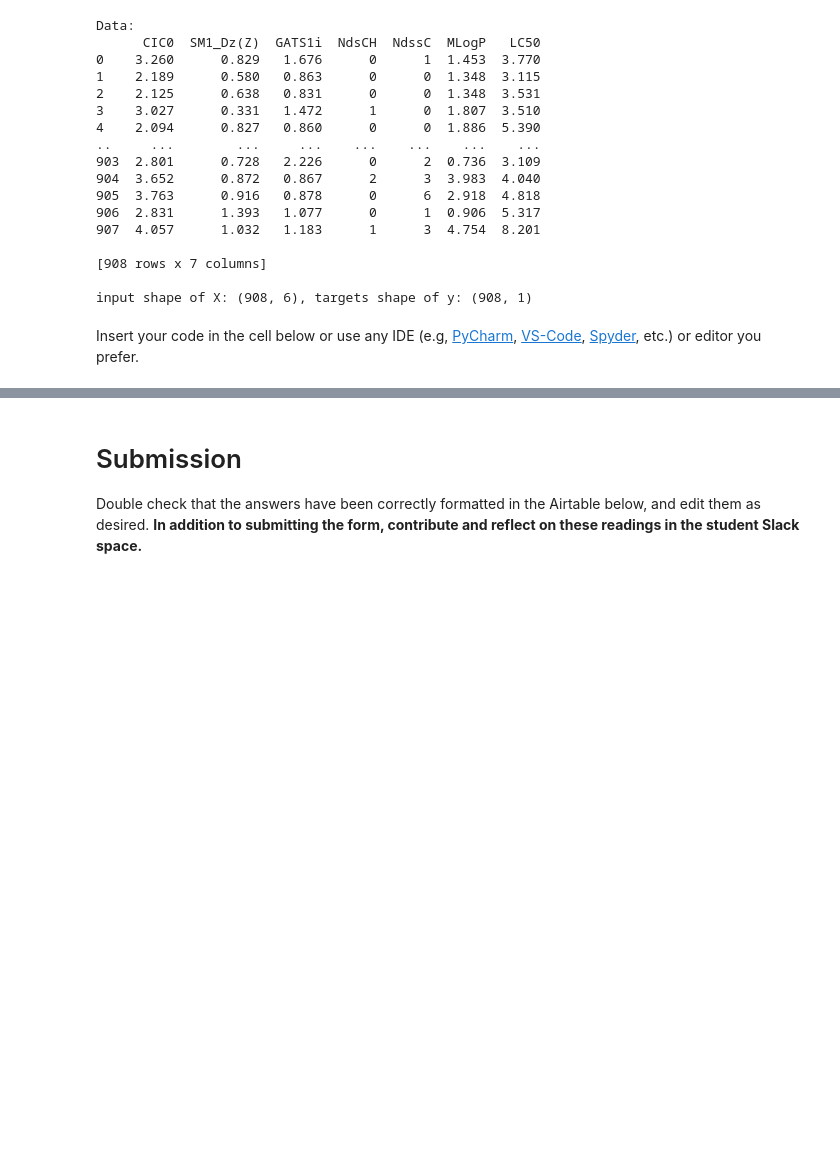
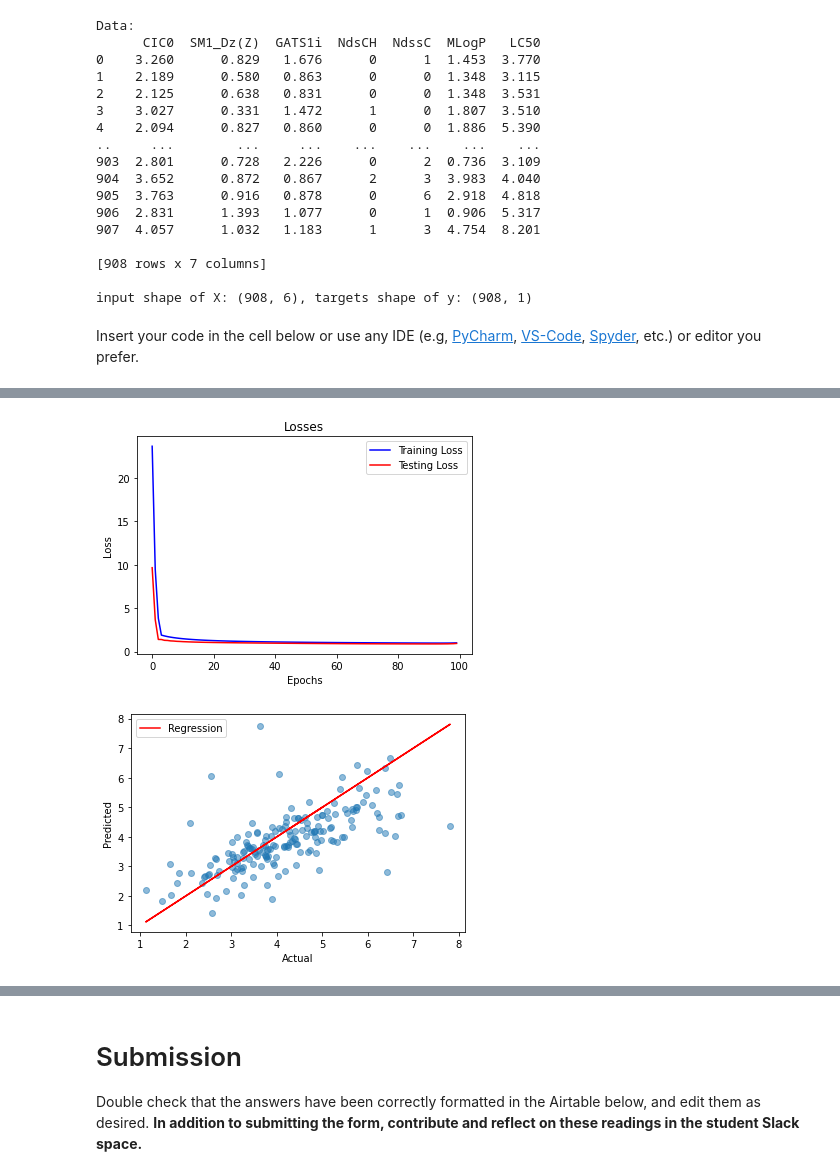
Before and after one commit to spatank/CIS-522, a Jupyter notebook: HW_2_SPP.ipynb, the cells around one changed output, grey strips where cells are left out. Cells and saved outputs as stored; diff of their text form; code cells hidden in the pictures; blank space fills up the shorter version.

```diff
--- a/HW_2_SPP.ipynb
+++ b/HW_2_SPP.ipynb
@@ -342,0 +307,39 @@ plt.show()
+# %%
+device = torch.device('cuda' if torch.cuda.is_available() else 'cpu')
+
+# SET HYPERPARAMETERS
+num_epochs = 100
+learning_rate = 0.02
+
+# SPLIT INTO TRAIN AND TEST
+X_train, X_test, y_train, y_test = \
+model_selection.train_test_split(X, y, test_size = 0.2)
+
+outputs = train(X_train, X_test, y_train, y_test, \
+                num_epochs, learning_rate)
+
+test_prediction = outputs[0].detach().cpu().numpy()
+y_test = outputs[1].detach().cpu().numpy()
+loss_train = outputs[2]
+loss_test = outputs[3]
+
+plt.figure()
+plt.plot(range(num_epochs), loss_train, 'b', label = 'Training Loss')
+plt.plot(range(num_epochs), loss_test, 'r', label = 'Testing Loss')
+plt.title('Losses')
+plt.xlabel('Epochs')
+plt.ylabel('Loss')
+plt.legend()
+plt.show()
+
+
+plt.figure()
+plt.scatter(y_test, test_prediction, alpha = 0.5)
+plt.plot(y_test, y_test, 'r', label = 'Regression')
+plt.xlabel('Actual')
+plt.ylabel('Predicted')
+plt.legend()
+plt.show()
+# %% [output]
+[figure, added]
+[figure, added]
```
Also changed, not shown: parts of 4 cells of this notebook.
